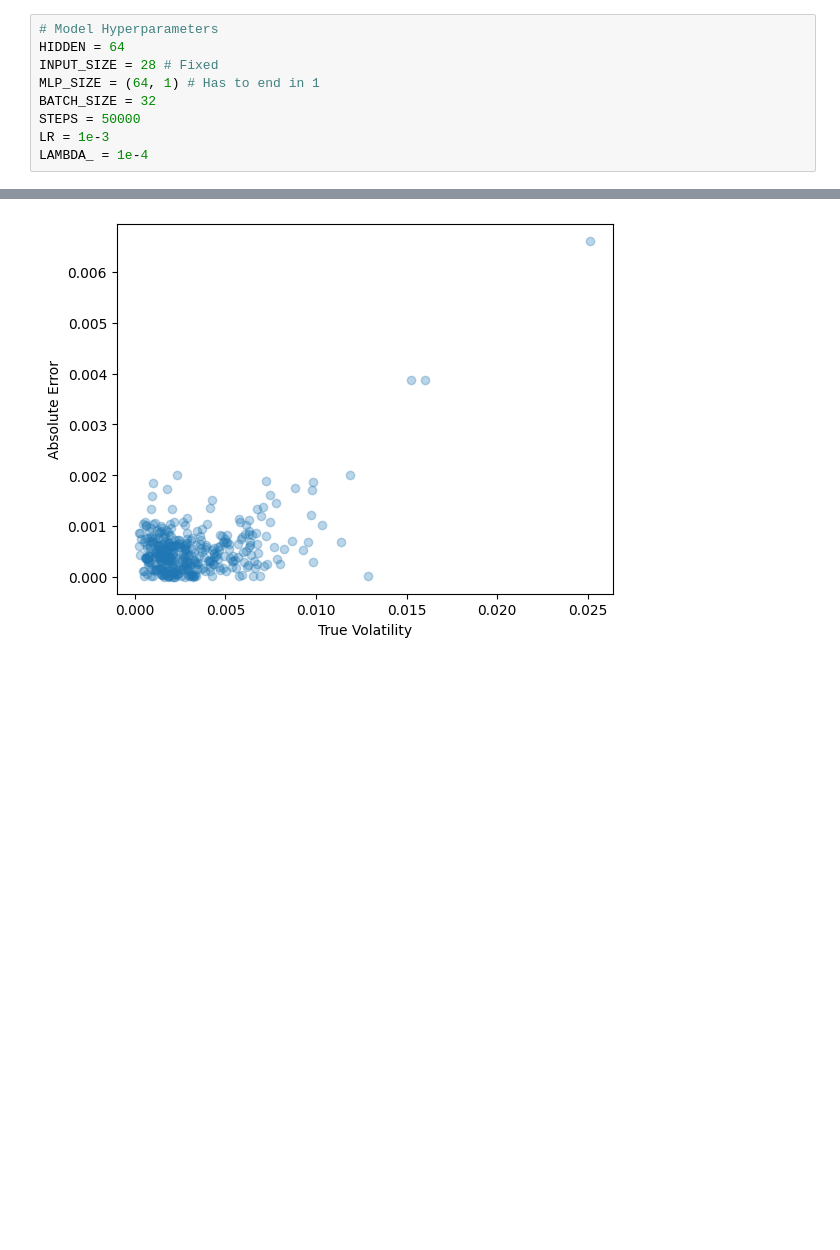
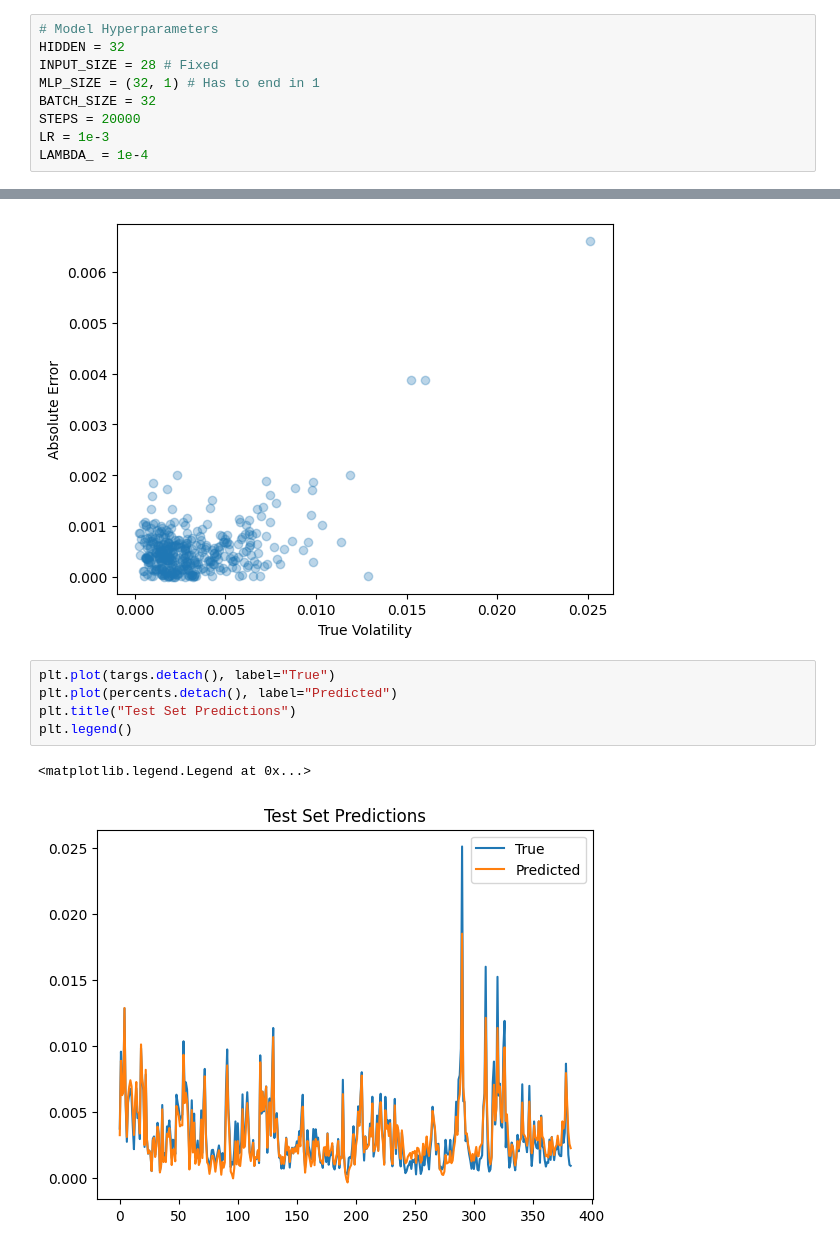
Before and after one commit to aaron-avram/VFNN, a Jupyter notebook: notebooks/LSTM.ipynb, the cells around one changed output, grey strips where cells are left out. Drawn from its saved outputs; the diff is of its cells as text; blank space fills up the shorter version.

```diff
--- a/notebooks/LSTM.ipynb
+++ b/notebooks/LSTM.ipynb
@@ -13,11 +13,11 @@ x_train, y_train, x_test, y_test, mean, std = build_data(trends, stats, DELTA, C
 [*********************100%***********************]  1 of 1 completed
 # %%
 # Model Hyperparameters
-HIDDEN = 64
+HIDDEN = 32
 INPUT_SIZE = 28 # Fixed
-MLP_SIZE = (64, 1) # Has to end in 1
+MLP_SIZE = (32, 1) # Has to end in 1
 BATCH_SIZE = 32
-STEPS = 50000
+STEPS = 20000
 LR = 1e-3
 LAMBDA_ = 1e-4
 # %%
@@ -102,3 +105,11 @@ plt.ylabel("Absolute Error")
 # %% [output]
 Text(0, 0.5, 'Absolute Error')
 [figure]
+# %%
+plt.plot(targs.detach(), label="True")
+plt.plot(percents.detach(), label="Predicted")
+plt.title("Test Set Predictions")
+plt.legend()
+# %% [output]
+<matplotlib.legend.Legend at 0x...>
+[figure, added]
```
Also changed, not shown: parts of 3 cells of this notebook, 10 other files.
